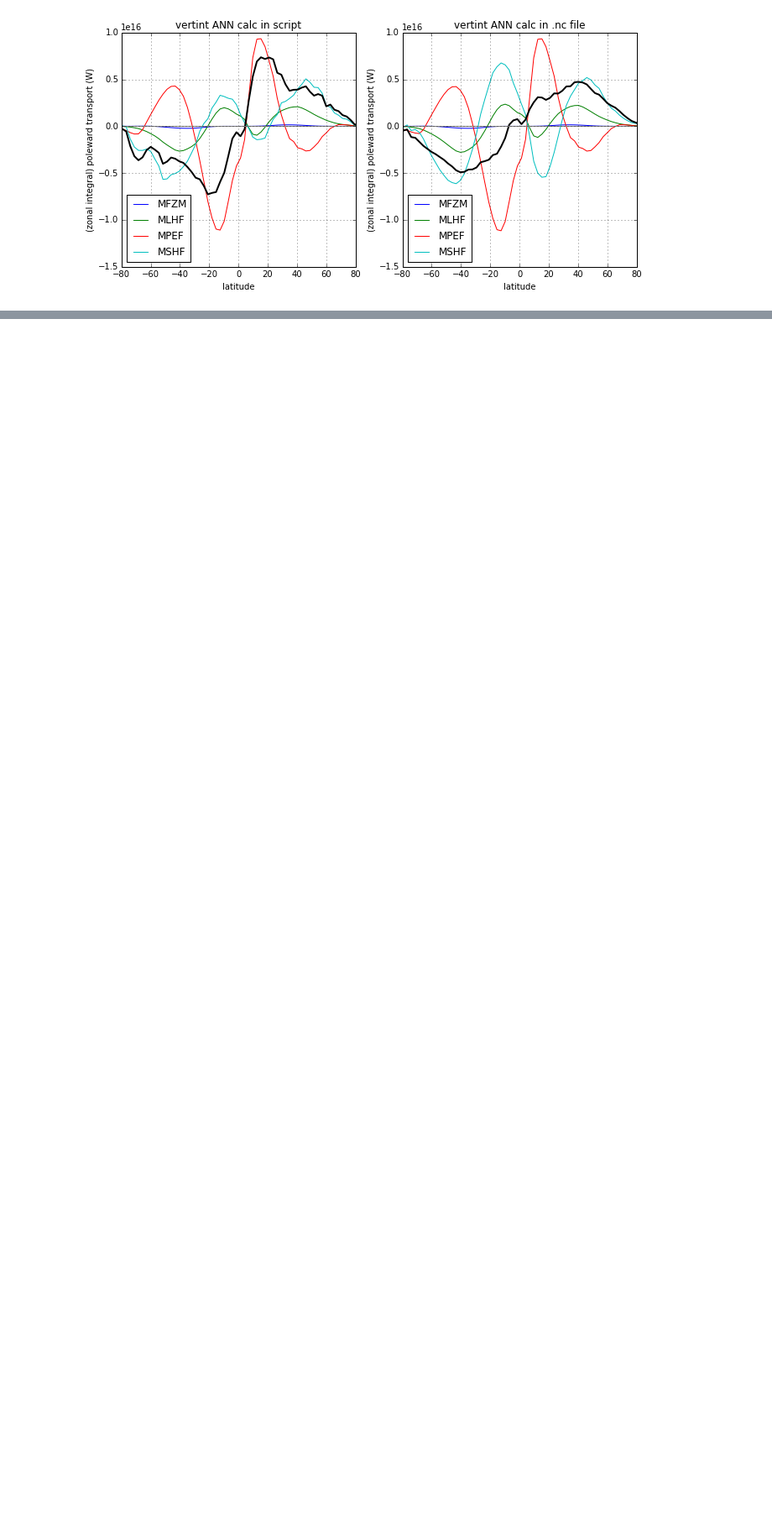
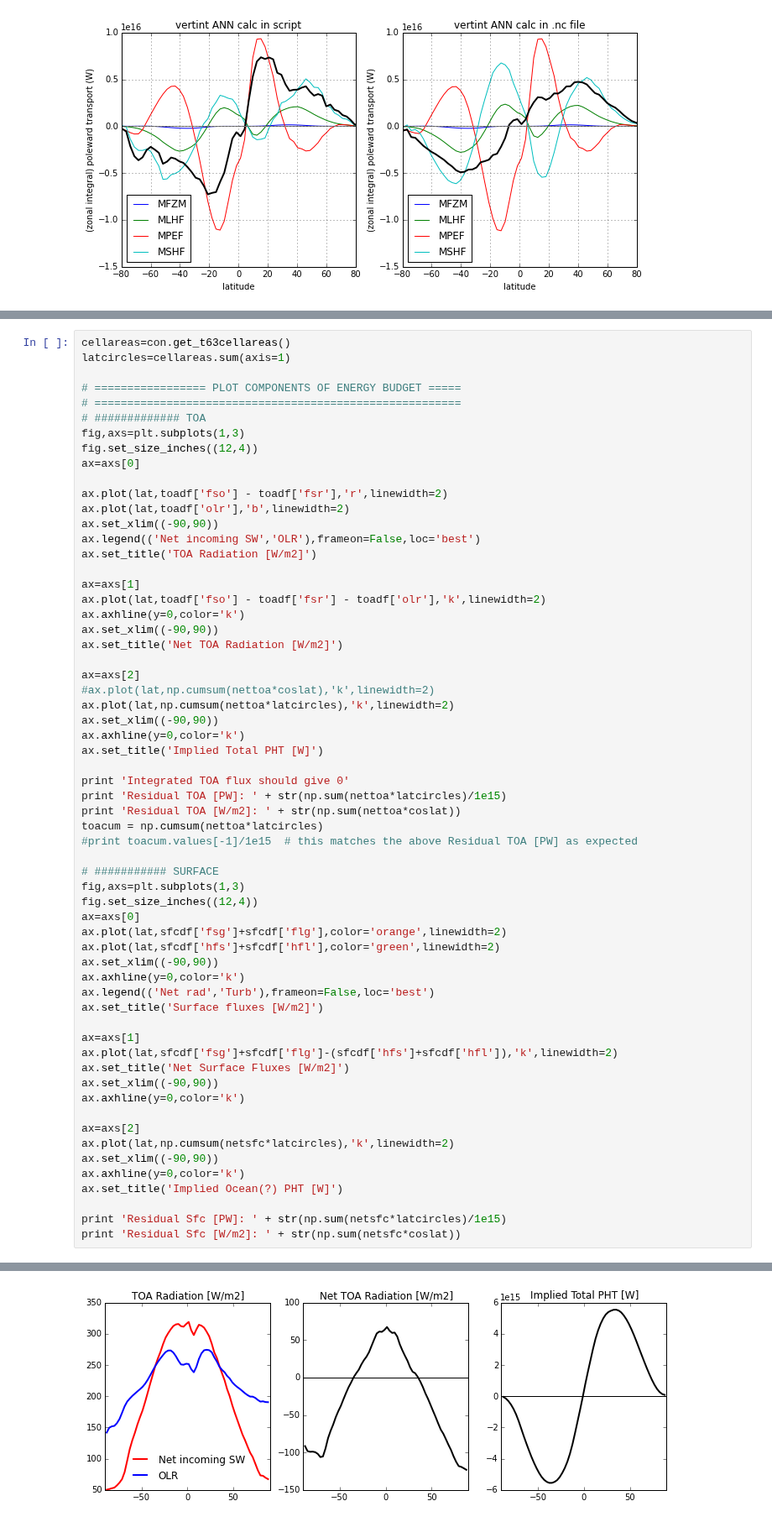
Before and after one commit to kemccusker/pyscripts, a Jupyter notebook: notebooks/poleward_heat_transport.ipynb, the cells around one changed output, grey strips where cells are left out. Shown at 84% size. Drawn from its saved outputs; the diff is of its cells as text; blank space fills up the shorter version.

Commit message:
add calculation of PHT from fluxes.

```diff
--- a/notebooks/poleward_heat_transport.ipynb
+++ b/notebooks/poleward_heat_transport.ipynb
@@ -533,0 +601,62 @@ From Wunsch 2005:
+# %%
+cellareas=con.get_t63cellareas()
+latcircles=cellareas.sum(axis=1)
+
+# ================= PLOT COMPONENTS OF ENERGY BUDGET =====
+# ========================================================
+# ############# TOA
+fig,axs=plt.subplots(1,3)
+fig.set_size_inches((12,4))
+ax=axs[0]
+
+ax.plot(lat,toadf['fso'] - toadf['fsr'],'r',linewidth=2)
+ax.plot(lat,toadf['olr'],'b',linewidth=2)
+ax.set_xlim((-90,90))
+ax.legend(('Net incoming SW','OLR'),frameon=False,loc='best')
+ax.set_title('TOA Radiation [W/m2]')
+
+ax=axs[1]
+ax.plot(lat,toadf['fso'] - toadf['fsr'] - toadf['olr'],'k',linewidth=2)
+ax.axhline(y=0,color='k')
+ax.set_xlim((-90,90))
+ax.set_title('Net TOA Radiation [W/m2]')
+
+ax=axs[2]
+#ax.plot(lat,np.cumsum(nettoa*coslat),'k',linewidth=2)
+ax.plot(lat,np.cumsum(nettoa*latcircles),'k',linewidth=2)
+ax.set_xlim((-90,90))
+ax.axhline(y=0,color='k')
+ax.set_title('Implied Total PHT [W]')
+
+print 'Integrated TOA flux should give 0'
+print 'Residual TOA [PW]: ' + str(np.sum(nettoa*latcircles)/1e15)
+print 'Residual TOA [W/m2]: ' + str(np.sum(nettoa*coslat))
+toacum = np.cumsum(nettoa*latcircles)
+#print toacum.values[-1]/1e15  # this matches the above Residual TOA [PW] as expected
+
+# ########### SURFACE
+fig,axs=plt.subplots(1,3)
+fig.set_size_inches((12,4))
+ax=axs[0]
+ax.plot(lat,sfcdf['fsg']+sfcdf['flg'],color='orange',linewidth=2)
+ax.plot(lat,sfcdf['hfs']+sfcdf['hfl'],color='green',linewidth=2)
+ax.set_xlim((-90,90))
+ax.axhline(y=0,color='k')
+ax.legend(('Net rad','Turb'),frameon=False,loc='best')
+ax.set_title('Surface fluxes [W/m2]')
+
+ax=axs[1]
+ax.plot(lat,sfcdf['fsg']+sfcdf['flg']-(sfcdf['hfs']+sfcdf['hfl']),'k',linewidth=2)
+ax.set_title('Net Surface Fluxes [W/m2]')
+ax.set_xlim((-90,90))
+ax.axhline(y=0,color='k')
+
+ax=axs[2]
+ax.plot(lat,np.cumsum(netsfc*latcircles),'k',linewidth=2)
+ax.set_xlim((-90,90))
+ax.axhline(y=0,color='k')
+ax.set_title('Implied Ocean(?) PHT [W]')
+
+print 'Residual Sfc [PW]: ' + str(np.sum(netsfc*latcircles)/1e15)
+print 'Residual Sfc [W/m2]: ' + str(np.sum(netsfc*coslat))
+# %% [output]
@@ -533,0 +668 @@ From Wunsch 2005:
+[figure, added]
```
Also changed, not shown: parts of 8 cells of this notebook.
